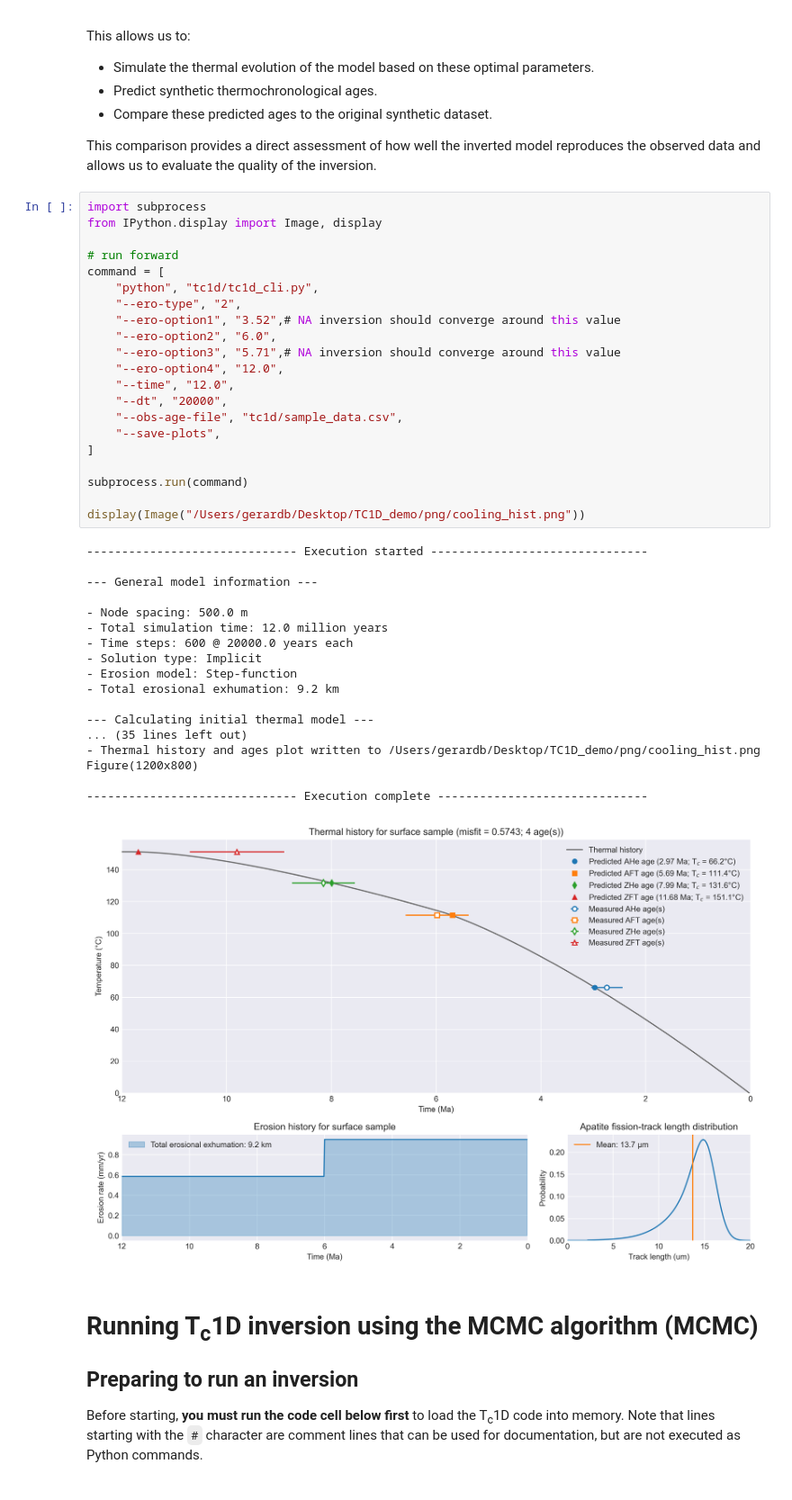
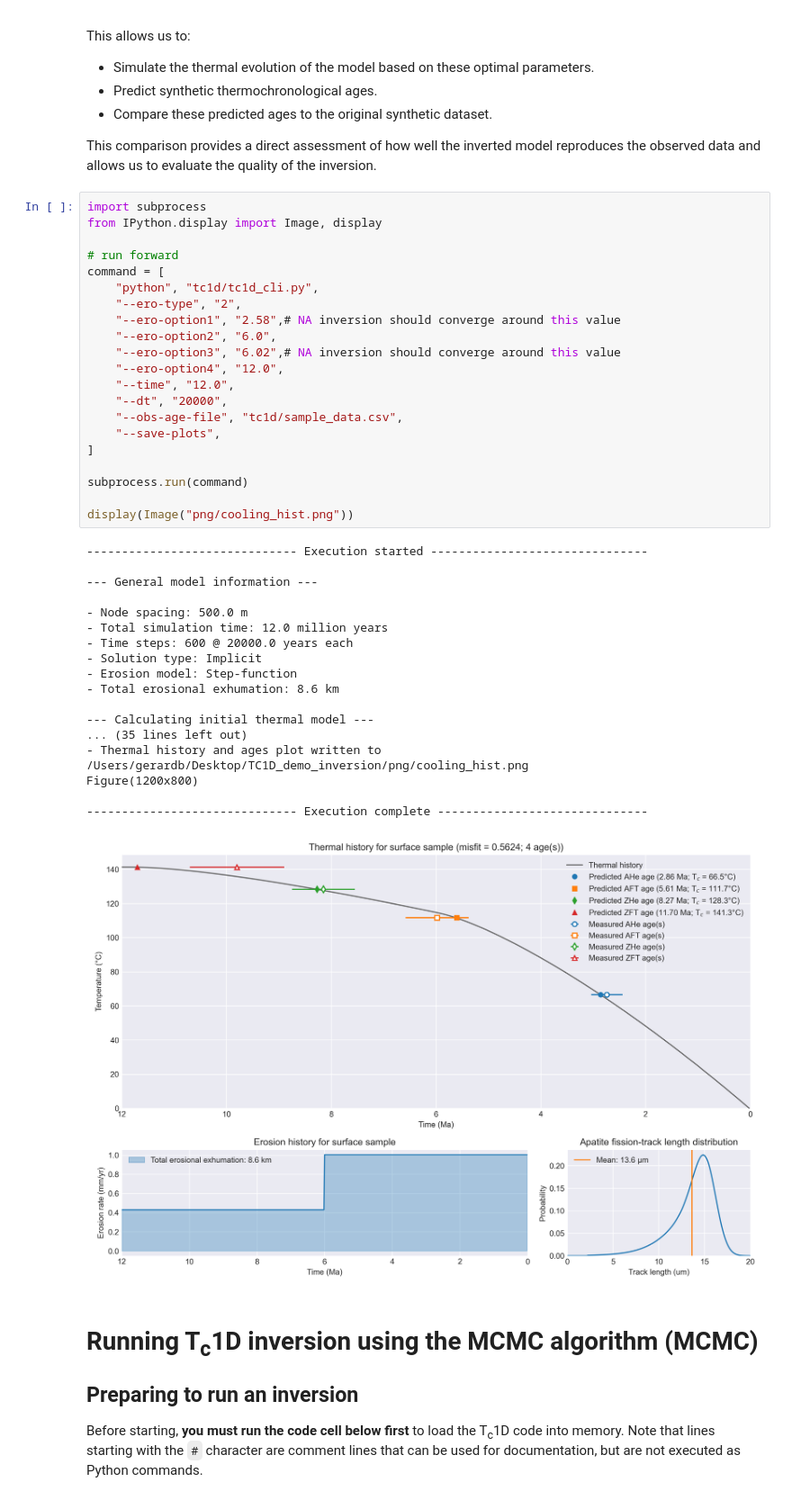
Before and after one commit to davewhipp/TC1D_demo_inversion, a Jupyter notebook: explore_tc1d_inversions.ipynb, the cells around one changed output. Shown at 90% size. Drawn from its saved outputs; the diff is of its cells as text.

```diff
--- a/explore_tc1d_inversions.ipynb
+++ b/explore_tc1d_inversions.ipynb
@@ -429,39 +460,39 @@ from IPython.display import Image, display
 # run forward
 command = [
     "python", "tc1d/tc1d_cli.py",
     "--ero-type", "2",
-    "--ero-option1", "3.52",# NA inversion should converge around this value
+    "--ero-option1", "2.58",# NA inversion should converge around this value
     "--ero-option2", "6.0",
-    "--ero-option3", "5.71",# NA inversion should converge around this value
+    "--ero-option3", "6.02",# NA inversion should converge around this value
     "--ero-option4", "12.0",
     "--time", "12.0",
     "--dt", "20000",
     "--obs-age-file", "tc1d/sample_data.csv",
     "--save-plots",
 ]
 
 subprocess.run(command)
 
-display(Image("/Users/gerardb/Desktop/TC1D_demo/png/cooling_hist.png"))
+display(Image("png/cooling_hist.png"))
 # %% [output]
 ------------------------------ Execution started -------------------------------
 
 --- General model information ---
 
 - Node spacing: 500.0 m
 - Total simulation time: 12.0 million years
 - Time steps: 600 @ 20000.0 years each
 - Solution type: Implicit
 - Erosion model: Step-function
-- Total erosional exhumation: 9.2 km
+- Total erosional exhumation: 8.6 km
 
 --- Calculating initial thermal model ---
 ... (35 lines left out)
-- Thermal history and ages plot written to /Users/gerardb/Desktop/TC1D_demo/png/cooling_hist.png
+- Thermal history and ages plot written to /Users/gerardb/Desktop/TC1D_demo_inversion/png/cooling_hist.png
 Figure(1200x800)
 
 ------------------------------ Execution complete ------------------------------
-[figure, old version]
+[figure, new version]
 # %% [markdown]
 # Running T<sub>c</sub>1D inversion using the MCMC algorithm (MCMC)
 
```
Also changed, not shown: parts of 4 cells of this notebook, 6 other files.
